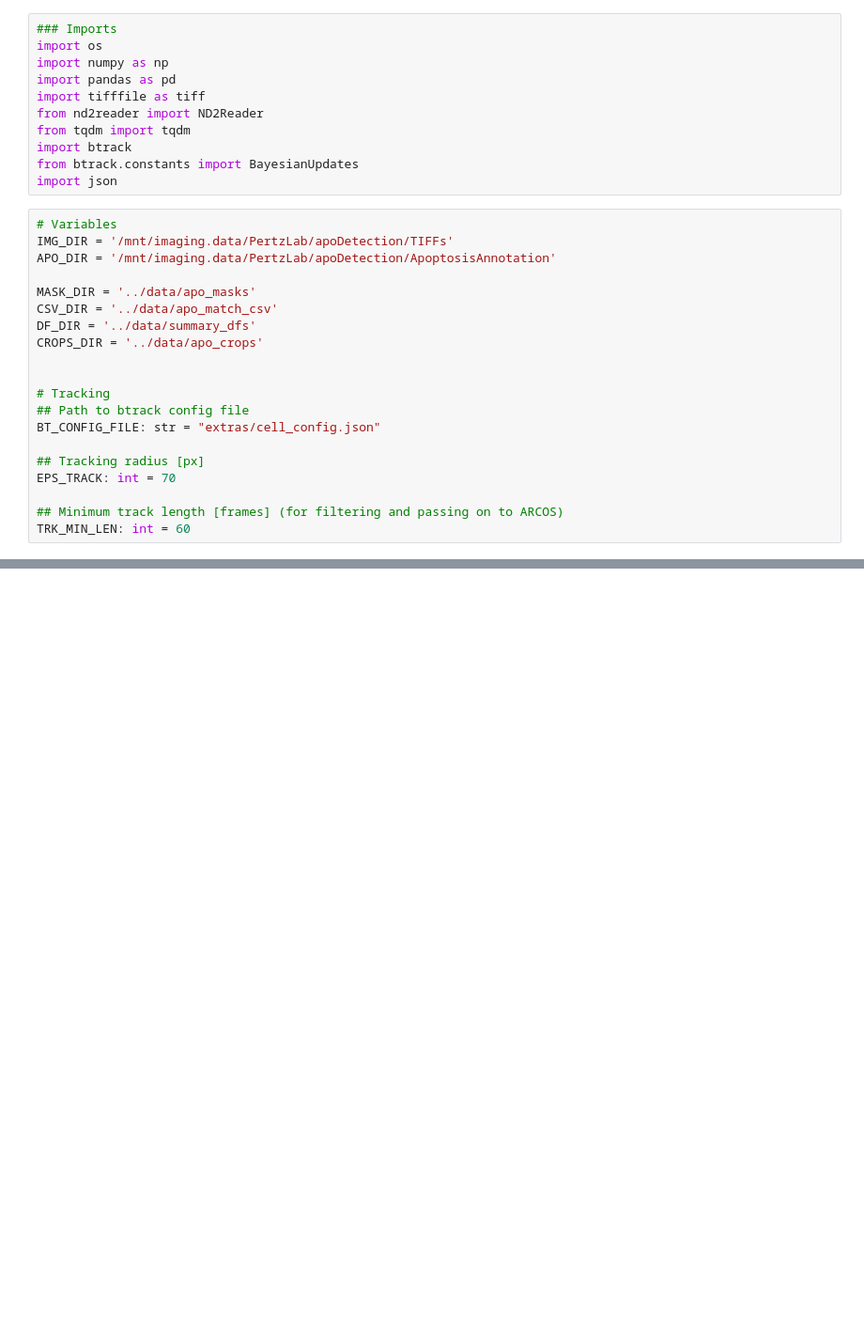
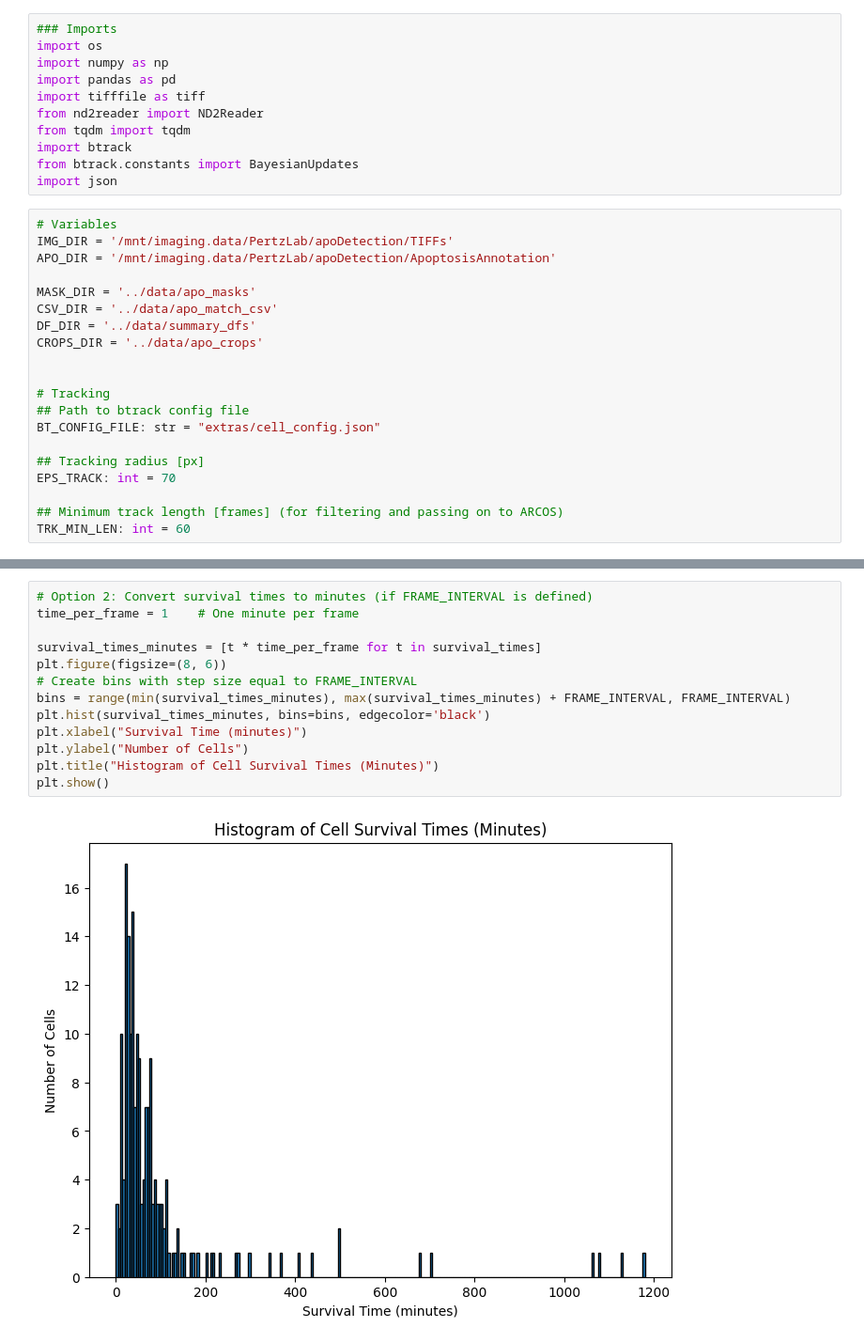
Before and after one commit to nezba00/apoDet, a Jupyter notebook: scripts/02_track_crop.ipynb, the cells around one changed output, grey strips where cells are left out. Shown at 94% size. Cells and saved outputs as stored; diff of their text form; blank space fills up the shorter version.

```diff
--- a/scripts/02_track_crop.ipynb
+++ b/scripts/02_track_crop.ipynb
@@ -787,0 +467,15 @@ with btrack.BayesianTracker() as tracker:
+# %%
+# Option 2: Convert survival times to minutes (if FRAME_INTERVAL is defined)
+time_per_frame = 1    # One minute per frame
+
+survival_times_minutes = [t * time_per_frame for t in survival_times]
+plt.figure(figsize=(8, 6))
+# Create bins with step size equal to FRAME_INTERVAL
+bins = range(min(survival_times_minutes), max(survival_times_minutes) + FRAME_INTERVAL, FRAME_INTERVAL)
+plt.hist(survival_times_minutes, bins=bins, edgecolor='black')
+plt.xlabel("Survival Time (minutes)")
+plt.ylabel("Number of Cells")
+plt.title("Histogram of Cell Survival Times (Minutes)")
+plt.show()
+# %% [output]
+[figure, added]
```
Also changed, not shown: parts of 16 cells of this notebook.
